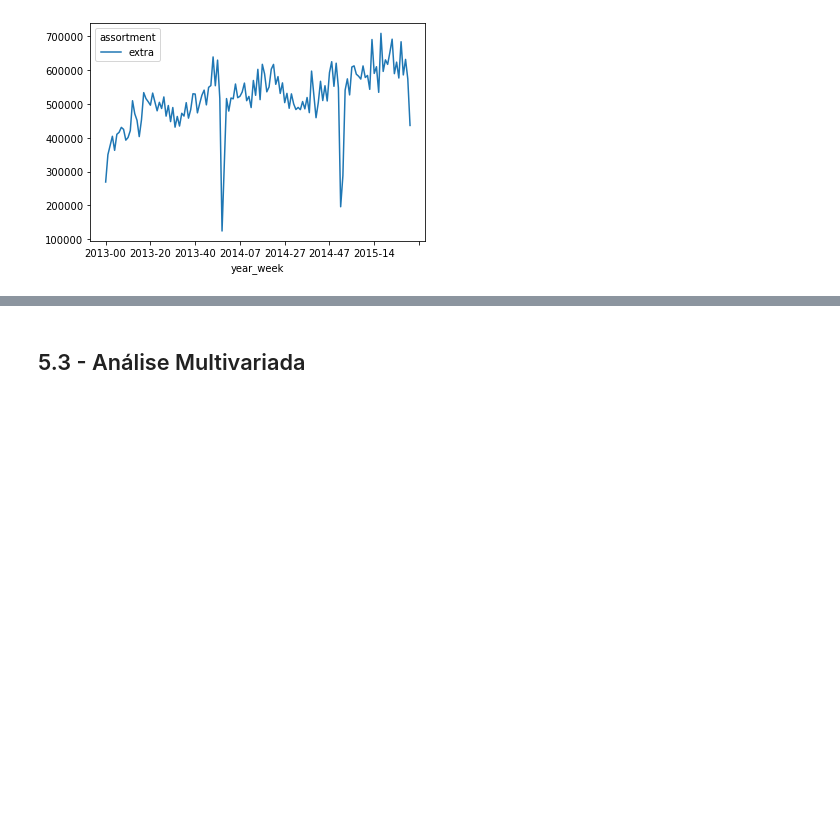
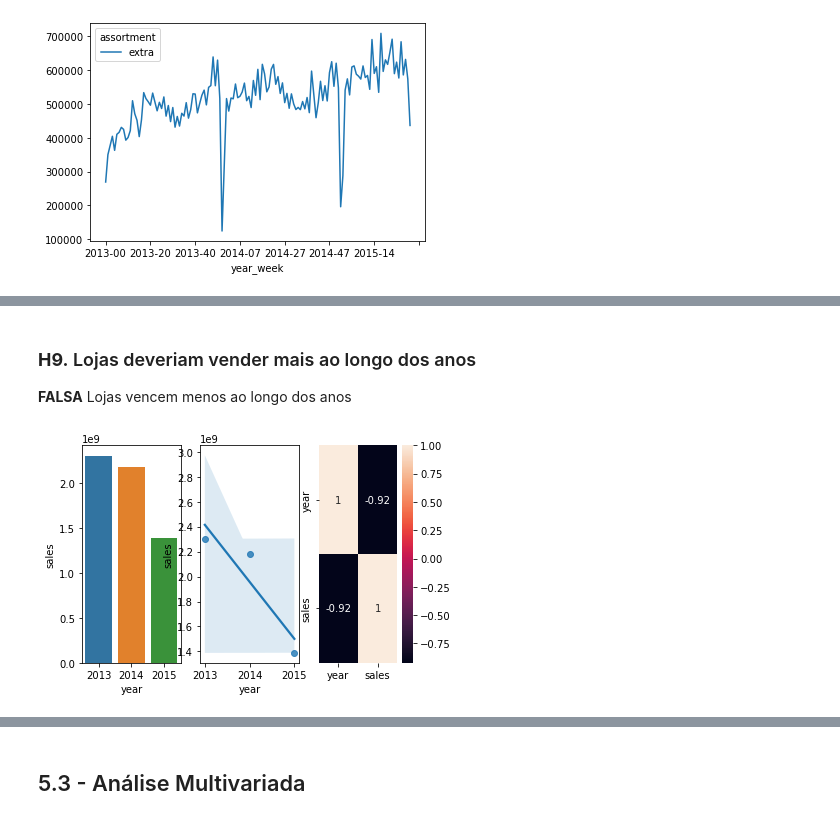
Before and after one commit to castrien/ds_em_producao, a Jupyter notebook: m04_v01_ds_em_producao.ipynb, the cells around one changed output, grey strips where cells are left out. Cells and saved outputs as stored; diff of their text form; code cells hidden in the pictures; blank space fills up the shorter version.

```diff
--- a/m04_v01_ds_em_producao.ipynb
+++ b/m04_v01_ds_em_producao.ipynb
@@ -561,0 +577,17 @@ x.set_ylim( bottom+0.5, top+0.5);
+# %% [markdown]
+### **H9.** Lojas deveriam vender mais ao longo dos anos
+
+**FALSA** Lojas vencem menos ao longo dos anos
+# %%
+aux1 = df4[['year','sales']].groupby('year').sum().reset_index()
+
+plt.subplot( 1, 3, 1)
+sns.barplot( x='year',y='sales', data=aux1);
+
+plt.subplot( 1, 3, 2)
+sns.regplot( x='year',y='sales', data=aux1);
+
+plt.subplot( 1, 3, 3)
+sns.heatmap( aux1.corr(method='pearson'), annot=True);
+# %% [output]
+[figure, added]
```
Also changed, not shown: parts of 18 cells of this notebook.
